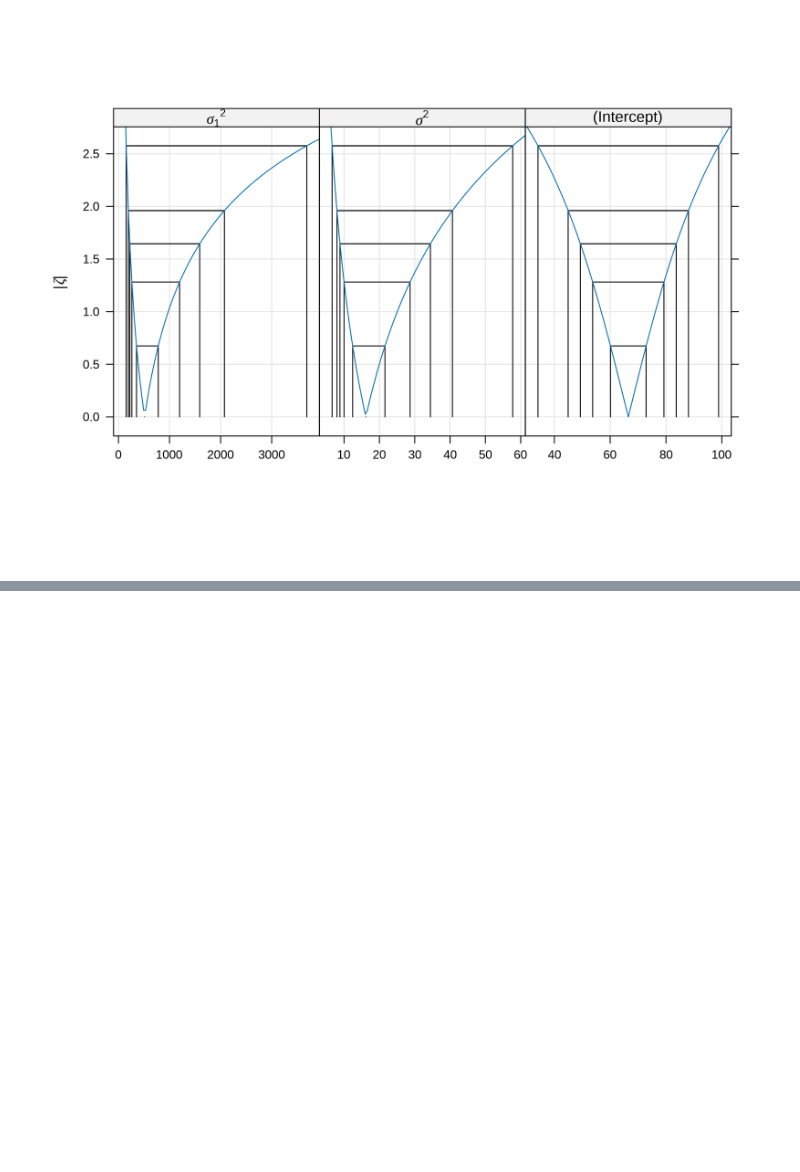
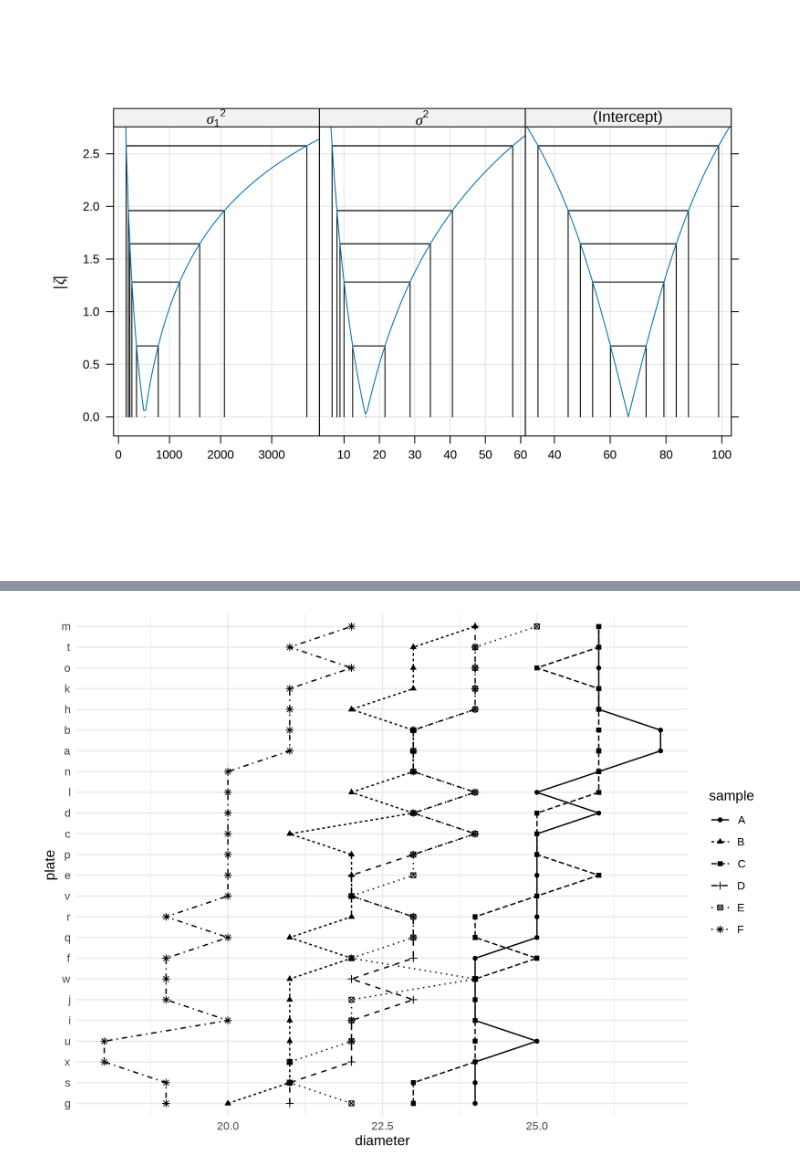
Before and after one commit to SanD94/lme4-playground, a Jupyter notebook: lme4.ipynb, the cells around one changed output, grey strips where cells are left out. Drawn from its saved outputs; the diff is of its cells as text; code cells hidden in the pictures; blank space fills up the shorter version.

```diff
--- a/lme4.ipynb
+++ b/lme4.ipynb
@@ -493,0 +530,10 @@ pr01_ex %>% varianceProf() %>% xyplot(aspect = 1.5, absVal = TRUE)
+# %%
+Penicillin %>%
+    mutate(plate = fct_reorder(plate, diameter, mean)) %>%
+    ggplot(aes(x = diameter, y = plate)) +
+    geom_point(aes(shape = sample)) +
+    geom_line(aes(linetype = sample, group = sample), orientation = "y") +
+    theme_minimal()
+    # geom_line(aes(linetype = sample, group = sample))
+# %% [output]
+[figure, added]
```
Also changed, not shown: parts of 14 cells of this notebook.
